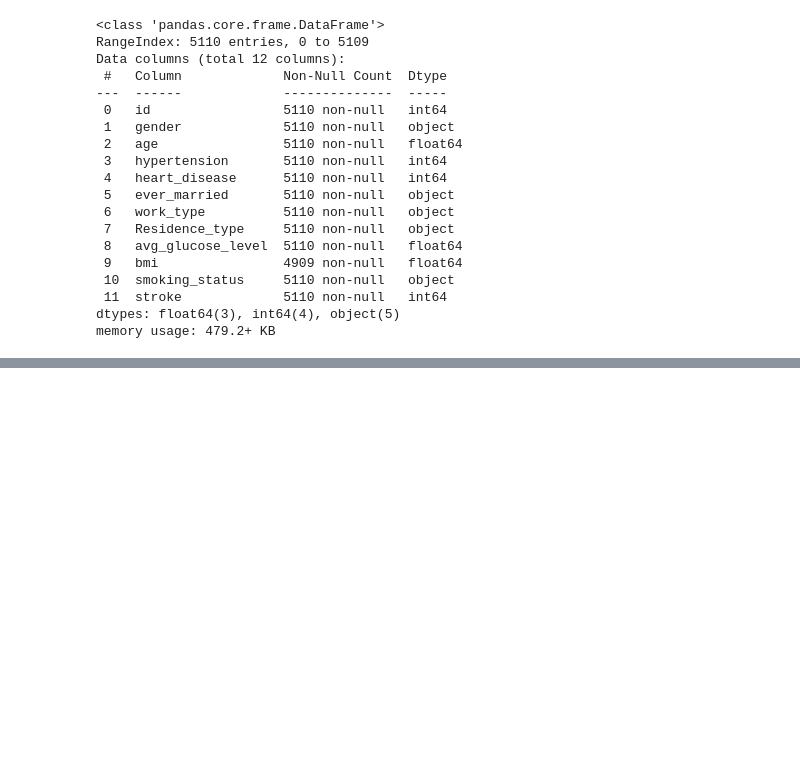
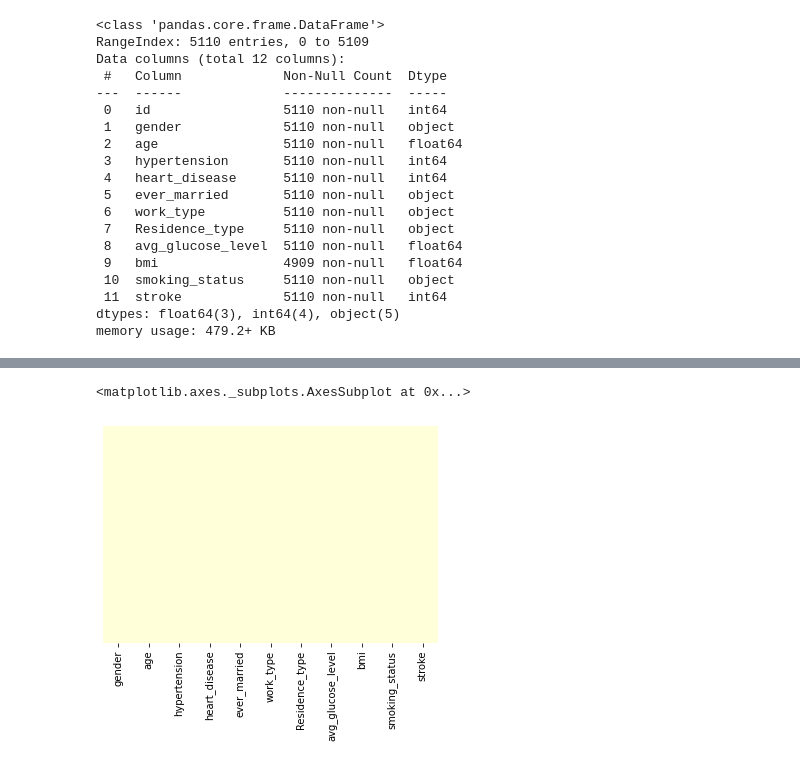
Before and after one commit to Nouran-saad/Stroke_Prediction_DT_Kmeans, a Jupyter notebook: Team4_18p4496_DataMiningProject.ipynb, the cells around one changed output, grey strips where cells are left out. Cells and saved outputs as stored; diff of their text form; code cells hidden in the pictures; blank space fills up the shorter version.

```diff
--- a/Team4_18p4496_DataMiningProject.ipynb
+++ b/Team4_18p4496_DataMiningProject.ipynb
@@ -43,0 +95,2 @@ memory usage: 479.2+ KB
+# %%
+stroke_data['bmi'].fillna(stroke_data['bmi'].mean(), inplace = True)
@@ -43,0 +112,5 @@ memory usage: 479.2+ KB
+# %%
+sns.heatmap(stroke_data.isnull(),yticklabels=False,cbar=False,cmap='YlGnBu')
+# %% [output]
+<matplotlib.axes._subplots.AxesSubplot at 0x...>
+[figure, added]
```
Also changed, not shown: parts of 25 cells of this notebook.
